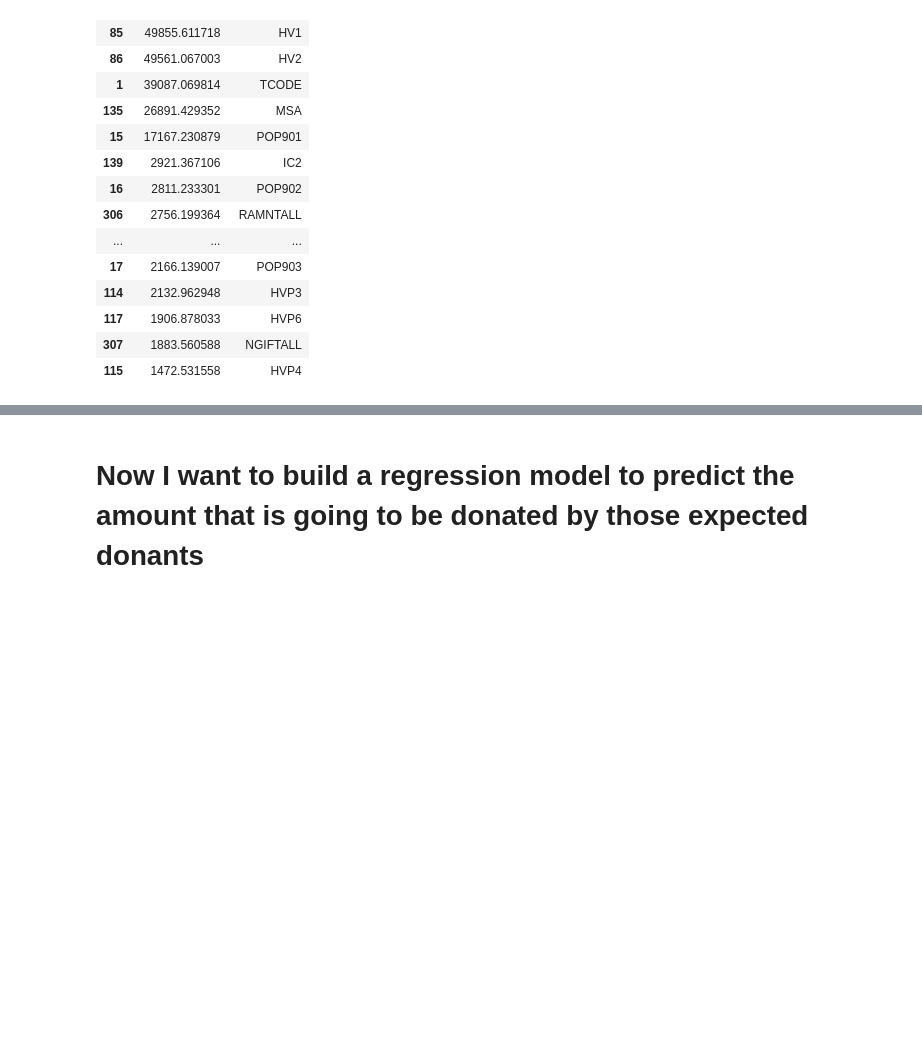
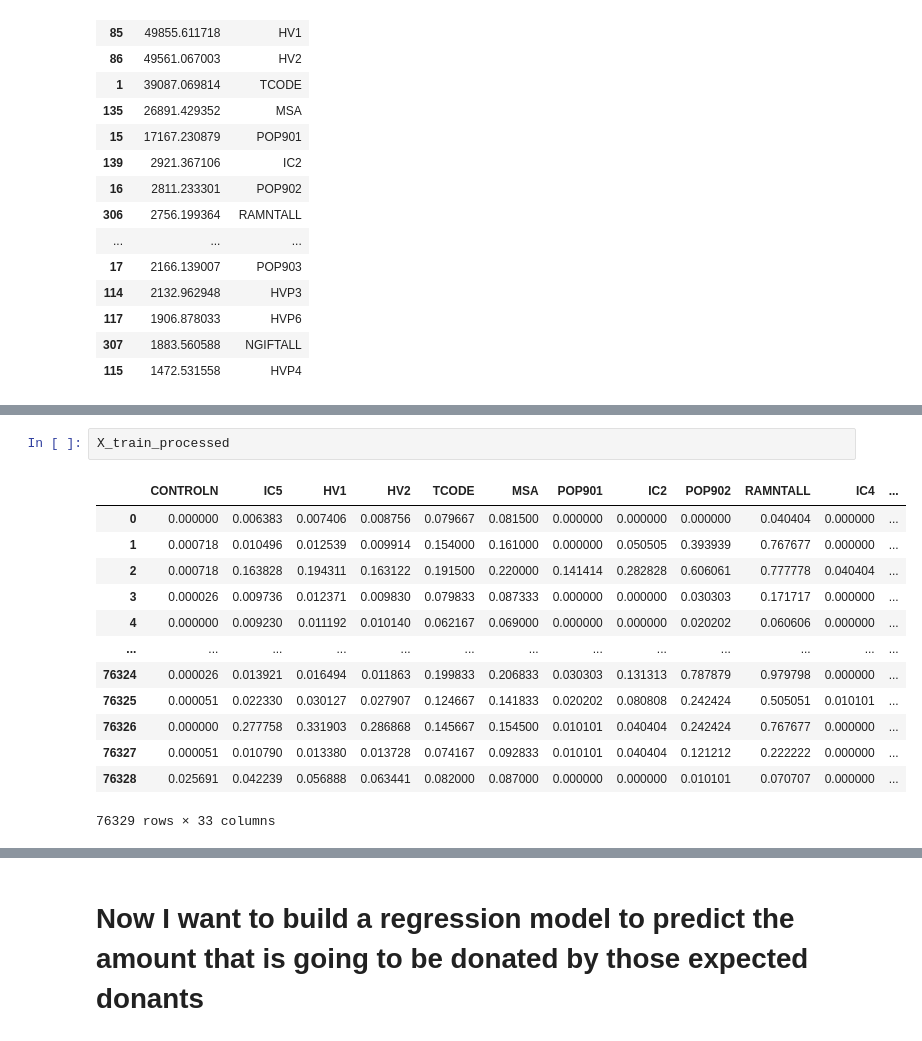
Before and after one commit to JoseMariadeAlmansa/7.07-lab-random-forests, a Jupyter notebook: L. 7.01 7.02 original.ipynb, the cells around one changed output, grey strips where cells are left out. Drawn from its saved outputs; the diff is of its cells as text; blank space fills up the shorter version.

```diff
--- a/L. 7.01 7.02 original.ipynb
+++ b/L. 7.01 7.02 original.ipynb
@@ -1311,0 +1449,16 @@ Train_accuricy {'Decision Tree Classifier': 0.8916836975318346, 'Logistic Regres
+# %%
+X_train_processed
+# %% [output]
+|  | CONTROLN | IC5 | HV1 | HV2 | TCODE | MSA | POP901 | IC2 | POP902 | RAMNTALL | IC4 | ... |
+| 0 | 0.000000 | 0.006383 | 0.007406 | 0.008756 | 0.079667 | 0.081500 | 0.000000 | 0.000000 | 0.000000 | 0.040404 | 0.000000 | ... |
+| 1 | 0.000718 | 0.010496 | 0.012539 | 0.009914 | 0.154000 | 0.161000 | 0.000000 | 0.050505 | 0.393939 | 0.767677 | 0.000000 | ... |
+| 2 | 0.000718 | 0.163828 | 0.194311 | 0.163122 | 0.191500 | 0.220000 | 0.141414 | 0.282828 | 0.606061 | 0.777778 | 0.040404 | ... |
+| 3 | 0.000026 | 0.009736 | 0.012371 | 0.009830 | 0.079833 | 0.087333 | 0.000000 | 0.000000 | 0.030303 | 0.171717 | 0.000000 | ... |
+| 4 | 0.000000 | 0.009230 | 0.011192 | 0.010140 | 0.062167 | 0.069000 | 0.000000 | 0.000000 | 0.020202 | 0.060606 | 0.000000 | ... |
+| ... | ... | ... | ... | ... | ... | ... | ... | ... | ... | ... | ... | ... |
+| 76324 | 0.000026 | 0.013921 | 0.016494 | 0.011863 | 0.199833 | 0.206833 | 0.030303 | 0.131313 | 0.787879 | 0.979798 | 0.000000 | ... |
+| 76325 | 0.000051 | 0.022330 | 0.030127 | 0.027907 | 0.124667 | 0.141833 | 0.020202 | 0.080808 | 0.242424 | 0.505051 | 0.010101 | ... |
+| 76326 | 0.000000 | 0.277758 | 0.331903 | 0.286868 | 0.145667 | 0.154500 | 0.010101 | 0.040404 | 0.242424 | 0.767677 | 0.000000 | ... |
+| 76327 | 0.000051 | 0.010790 | 0.013380 | 0.013728 | 0.074167 | 0.092833 | 0.010101 | 0.040404 | 0.121212 | 0.222222 | 0.000000 | ... |
+| 76328 | 0.025691 | 0.042239 | 0.056888 | 0.063441 | 0.082000 | 0.087000 | 0.000000 | 0.000000 | 0.010101 | 0.070707 | 0.000000 | ... |
+76329 rows × 33 columns
```
Also changed, not shown: parts of 67 cells of this notebook.
